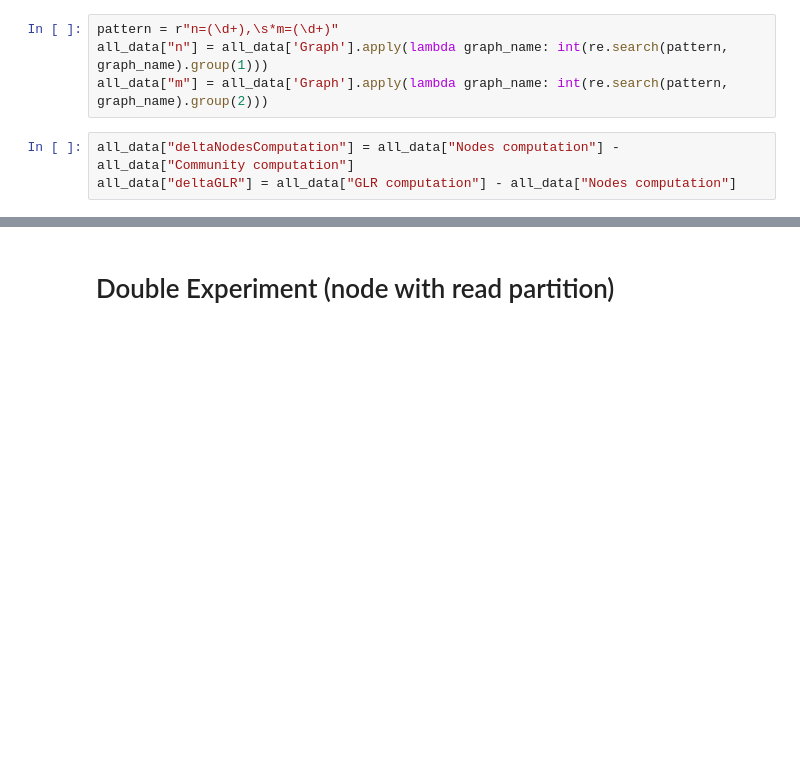
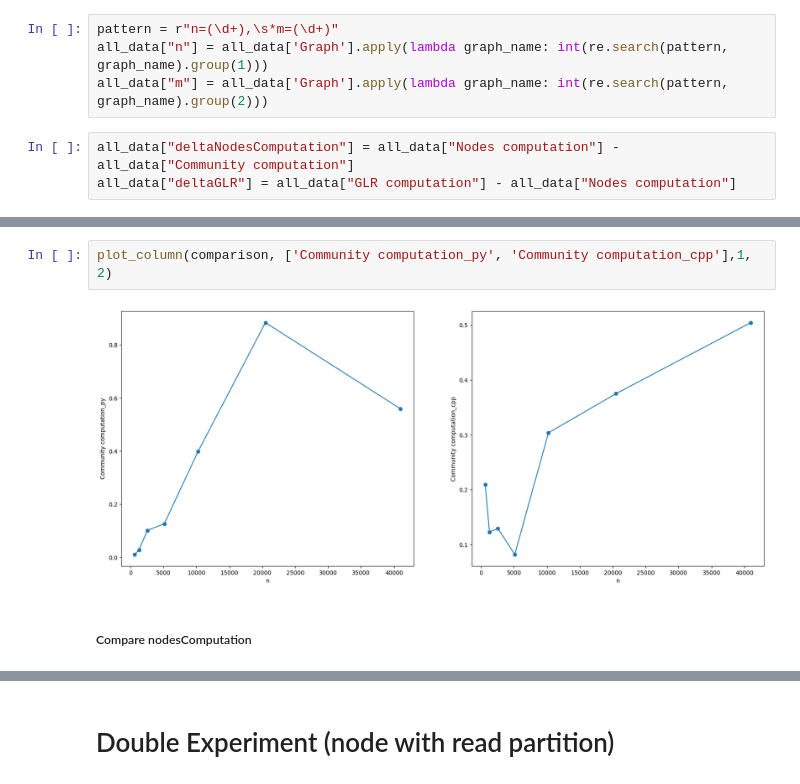
Before and after one commit to RobyBobby24/AlgorithmEngineering, a Jupyter notebook: analysis/double_experiment.ipynb, the cells around one changed output, grey strips where cells are left out. Saved outputs shown, nothing was run; the diff lists cells and outputs as text; blank space fills up the shorter version.

Commit message:
add nodes analysis

```diff
--- a/analysis/double_experiment.ipynb
+++ b/analysis/double_experiment.ipynb
@@ -31,0 +116,6 @@ all_data["deltaGLR"] = all_data["GLR computation"] - all_data["Nodes computation
+# %%
+plot_column(comparison, ['Community computation_py', 'Community computation_cpp'],1, 2)
+# %% [output]
+[figure, added]
+# %% [markdown]
+##### Compare nodesComputation
```
Also changed, not shown: parts of 39 cells of this notebook, 1 other file.
